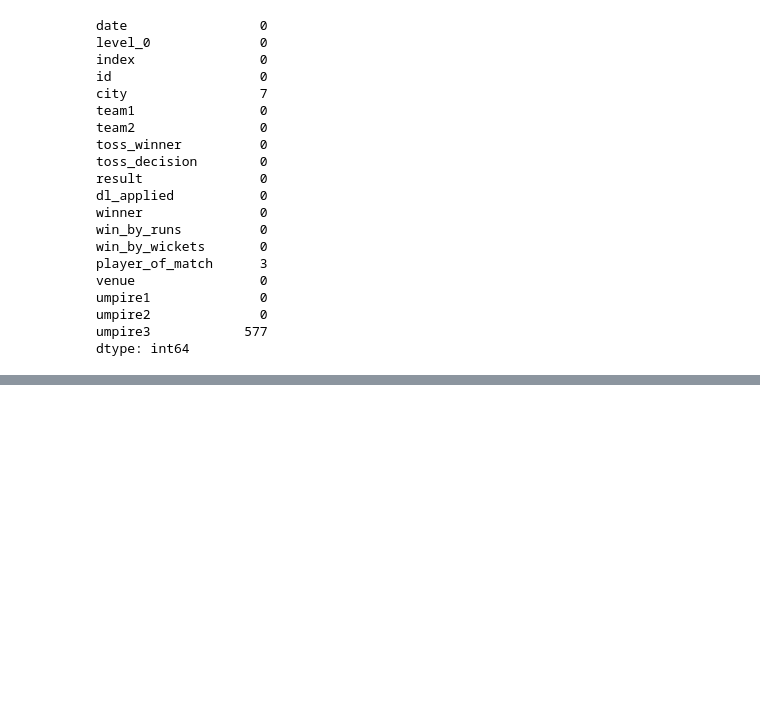
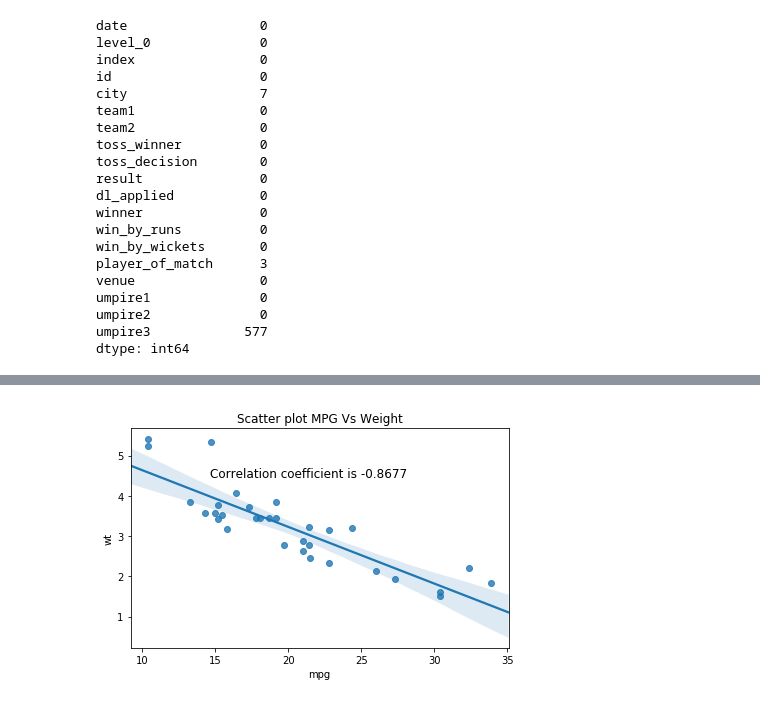
Before and after one commit to VinuthaGovindappa/PythonInColaboratory, a Jupyter notebook: Python_Day2_Training.ipynb, the cells around one changed output, grey strips where cells are left out. Saved outputs shown, nothing was run; the diff lists cells and outputs as text; code cells hidden in the pictures; blank space fills up the shorter version.

```diff
--- a/Python_Day2_Training.ipynb
+++ b/Python_Day2_Training.ipynb
@@ -250,0 +358,29 @@ dtype: int64
+# %%
+# Regression ML
+
+import numpy as np
+import pandas as pd
+import matplotlib.pyplot as plt
+import seaborn as sns
+import statsmodels.api as sm
+
+cars = sm.datasets.get_rdataset('mtcars').data
+# print(cars.head(4).T)
+# print(cars.head())
+
+# print(cars.info())
+
+
+sns.regplot(x=cars.mpg, y=cars.wt, ci=95)
+
+corcoef = np.corrcoef(cars.mpg, cars.wt)[0,1]
+
+text_cc = '\n\n\n\nCorrelation coefficient is %1.4f'%corcoef
+plt.title('Scatter plot MPG Vs Weight')
+plt.suptitle(text_cc)
+plt.gcf().tight_layout()
+# plt.text(15,6.5,text_cc)
+
+plt.show()
+# %% [output]
+[figure, added]
```
Also changed, not shown: parts of 7 cells of this notebook.
